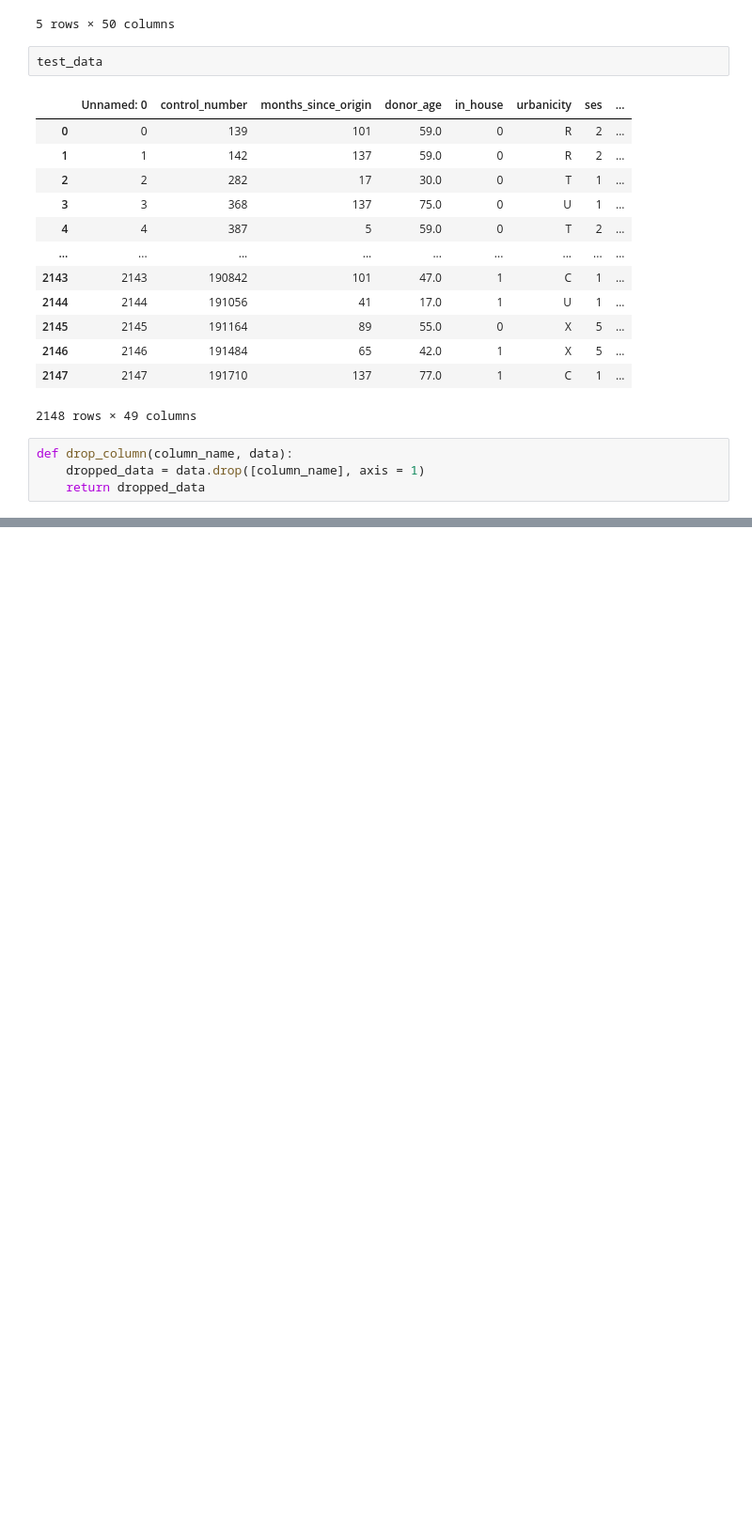
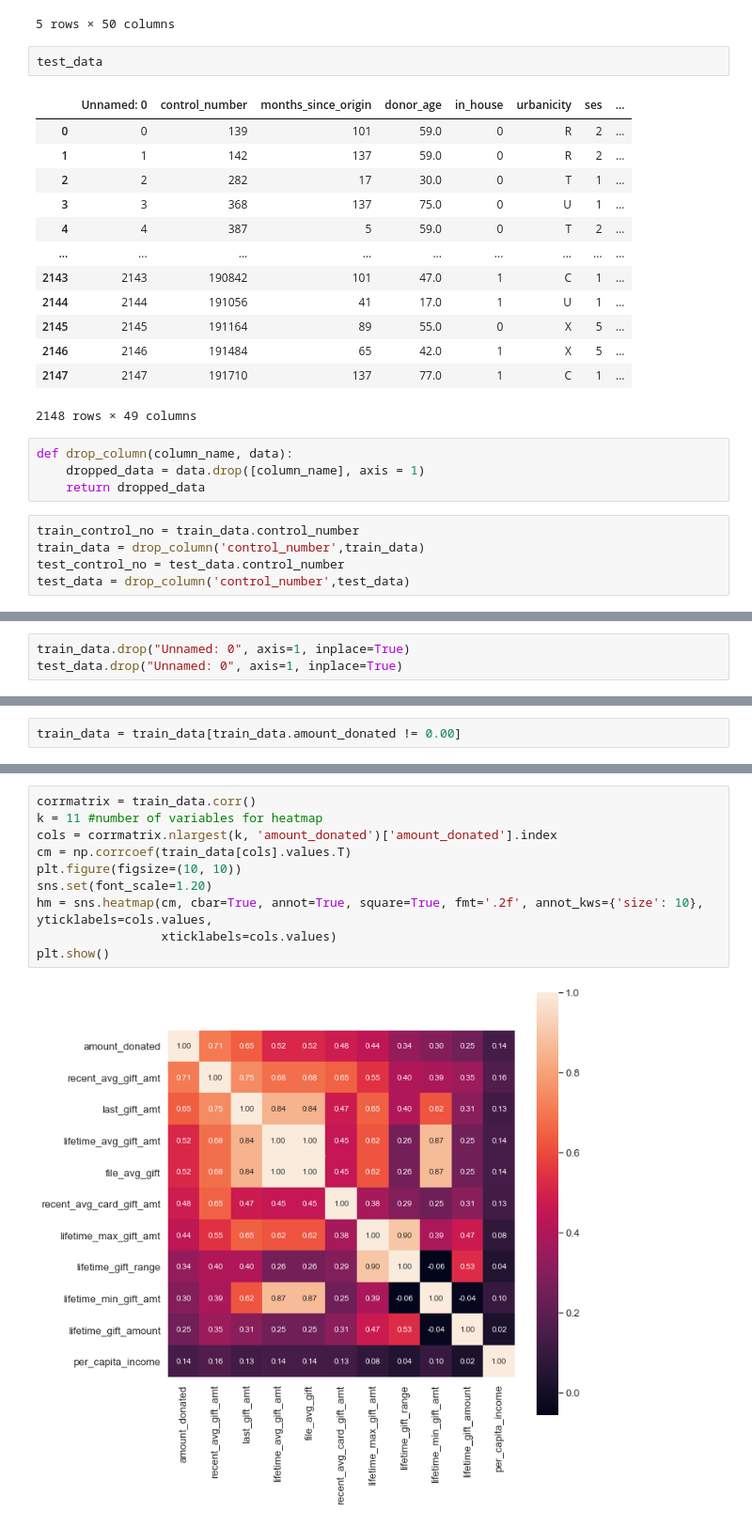
Before and after one commit to jindukwentua/Applying-Machine-Learning-to-Charity-donations, a Jupyter notebook: notebook/2nd_regression_model.ipynb, the cells around one changed output, grey strips where cells are left out. Shown at 94% size. Saved outputs shown, nothing was run; the diff lists cells and outputs as text; blank space fills up the shorter version.

```diff
--- a/notebook/2nd_regression_model.ipynb
+++ b/notebook/2nd_regression_model.ipynb
@@ -42,3 +42,8 @@ test_data
 def drop_column(column_name, data):
     dropped_data = data.drop([column_name], axis = 1)
     return dropped_data
+# %%
+train_control_no = train_data.control_number
+train_data = drop_column('control_number',train_data)
+test_control_no = test_data.control_number
+test_data = drop_column('control_number',test_data)
@@ -44,0 +90,3 @@ def drop_column(column_name, data):
+# %%
+train_data.drop("Unnamed: 0", axis=1, inplace=True)
+test_data.drop("Unnamed: 0", axis=1, inplace=True)
@@ -44,0 +97,2 @@ def drop_column(column_name, data):
+# %%
+train_data = train_data[train_data.amount_donated != 0.00]
@@ -44,0 +129,12 @@ def drop_column(column_name, data):
+# %%
+corrmatrix = train_data.corr()
+k = 11 #number of variables for heatmap
+cols = corrmatrix.nlargest(k, 'amount_donated')['amount_donated'].index
+cm = np.corrcoef(train_data[cols].values.T)
+plt.figure(figsize=(10, 10))
+sns.set(font_scale=1.20)
+hm = sns.heatmap(cm, cbar=True, annot=True, square=True, fmt='.2f', annot_kws={'size': 10}, yticklabels=cols.values,
+                 xticklabels=cols.values)
+plt.show()
+# %% [output]
+[figure, added]
```
Also changed, not shown: parts of 28 cells of this notebook.
